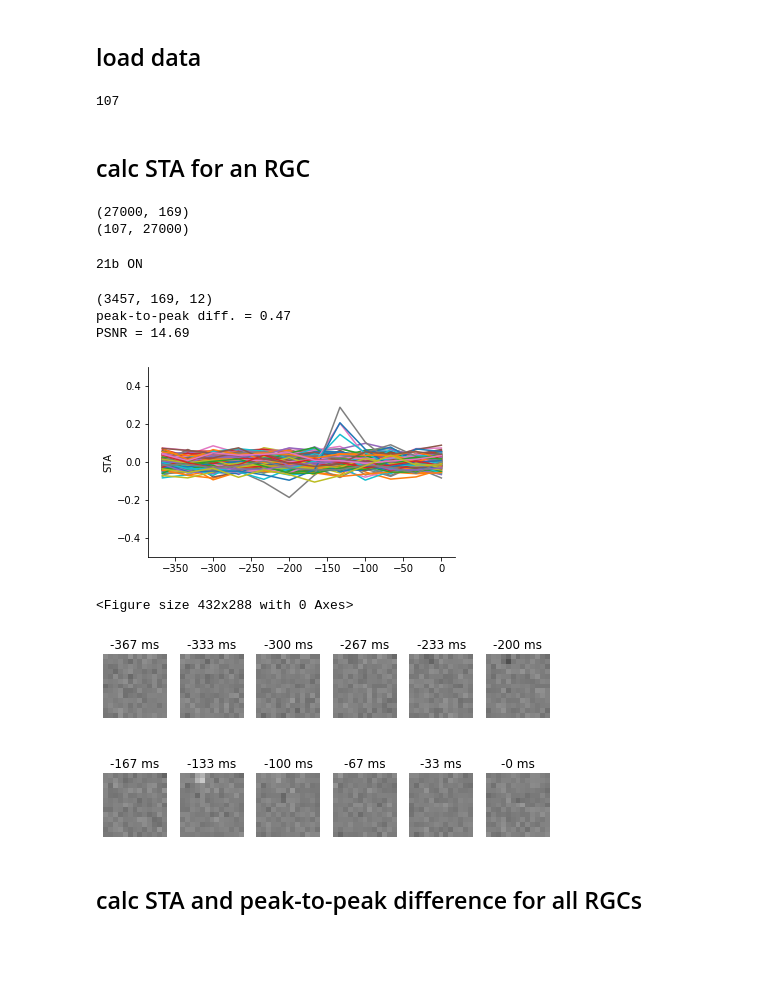
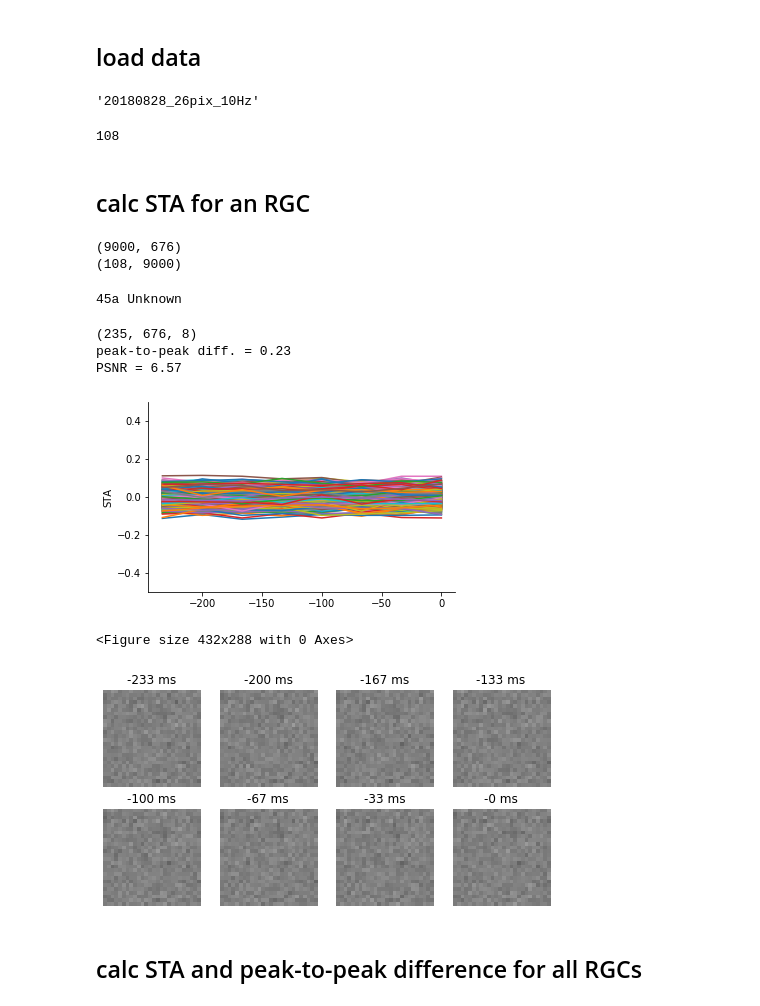
Before and after one commit to ys7yoo/retina_info, a Jupyter notebook: run_sta.ipynb, the cells around one changed output. Cells and saved outputs as stored; diff of their text form; code cells hidden in the pictures; blank space fills up the shorter version.

Commit message:
different spatial & temporal resolutions

```diff
--- a/run_sta.ipynb
+++ b/run_sta.ipynb
@@ -33,7 +33,7 @@ def p2p(sta):
 def psnr(sta):
     return (np.max(sta.ravel()) - np.min(sta.ravel())) / np.std(sta.ravel())
 
-def plot_spatio_temporal(sta,dt=1000/30, ylabel=None, fig_basename=None):
+def plot_spatio_temporal(sta, height=13, width=13, dt=1000/30, ylabel=None, fig_basename=None):
     tap = sta.shape[-1]
     figsize = (5.5,3.5)
     plt.figure(figsize=figsize)
@@ -49,7 +49,7 @@ def plot_spatio_temporal(sta,dt=1000/30, ylabel=None, fig_basename=None):
         plt.savefig(fig_basename + '_temp.pdf', bbox_inches='tight') # https://stackoverflow.com/a/4046233
 
     plt.figure()
-    pysta.plot_stim_slices(sta, height=13, width=13, dt=dt, vmin=-0.5, vmax=0.5)
+    pysta.plot_stim_slices(sta, height=height, width=width, dt=dt, vmin=-0.5, vmax=0.5)
 
 #     plt.tight_layout()
 
@@ -79,7 +79,7 @@ def plot_bar_by_group(info, col,
     plt.ylabel(col)
     plt.xlabel('cell type')
 
-    plt.xlim(-0.5, 3.5)
+    plt.xlim(-0.5, len(group_values)-0.5)
     box_off()
 # %% [markdown]
 Let's re-plot old Figure 3 (ON-OFF cell) for all the methods
@@ -88,8 +102,28 @@ Let's re-plot old Figure 3 (ON-OFF cell) for all the methods
+# %%
+# different spatial & temporal resolutions (2018.08.28)
+data_path = 'data'
+
+width = 8
+height = 8
+fps = 10
+
+width = 8
+height = 8
+fps = 25
+
+width = 13
+height = 13
+fps = 10
+
+width = 26
+height = 26
+fps = 10
+
+dataset = '20180828_{}pix_{}Hz'.format(width,fps)
+dataset
+# %% [output]
+'20180828_26pix_10Hz'
 # %%
-data_path = 'data'
-dataset = '20201216'
-# dataset = '20201209'
-
 info = pd.read_csv(os.path.join(data_path, dataset + '_info.csv'))
 data = np.load(os.path.join(data_path, dataset + '.npz'))
 
@@ -98,15 +132,15 @@ spike_counts = data['spike_counts']
 
 len(info)
 # %% [output]
-107
+108
 # %% [markdown]
 ## calc STA for an RGC
 # %%
 print(stim.shape)
 print(spike_counts.shape)
 # %% [output]
-(27000, 169)
-(107, 27000)
+(9000, 676)
+(108, 9000)
 # %%
 # choose a channel
 ch_idx = 12
@@ -117,7 +151,7 @@ ch_idx = 12
 # ch_idx = 22   # 33c	ON
 # ch_idx = 29   # 37b ON
 # ch_idx = 41     # 48b OFF
-# ch_idx = 67     # 71c ON  (p2p=0.4)
+ch_idx = 67     # 71c ON  (p2p=0.4)
 
 
 # small p2p
@@ -128,31 +162,37 @@ channel_name = info['channel'][ch_idx]
 cell_types = info['cell_type'][ch_idx]
 print(channel_name, cell_types)
 # %% [output]
-21b ON
+45a Unknown
 # %%
-tap=12
+if fps == 10:
+    tap = 8
+elif fps == 25:
+    tap = 20
+
 spike_triggered_stim, weights = pysta.grab_spike_triggered_stim(stim, spike_counts[ch_idx], tap=tap)
 
 sta = np.average(spike_triggered_stim, weights=weights, axis=0)
 # sta.shape
 
 print(spike_triggered_stim.shape)
 
 
 import os
 if not os.path.exists(os.path.join('figure', 'sta')):
     os.makedirs(os.path.join('figure', 'sta'))
 
-plot_spatio_temporal(sta, ylabel='STA',
+plot_spatio_temporal(sta,
+                     width=width, height=height,
+                     ylabel='STA',
                      fig_basename=os.path.join('figure', 'sta', channel_name))
 # plt.title(channel_name + '(%.2f)'.format)
 # %% [output]
-(3457, 169, 12)
-peak-to-peak diff. = 0.47
-PSNR = 14.69
+(235, 676, 8)
+peak-to-peak diff. = 0.23
+PSNR = 6.57
-[figure, old version]
+[figure, new version]
 <Figure size 432x288 with 0 Axes>
-[figure, old version]
+[figure, new version]
 # %% [markdown]
 ## calc STA and peak-to-peak difference for all RGCs
 # %%
```
Also changed, not shown: parts of 16 cells of this notebook, 2 other files.
